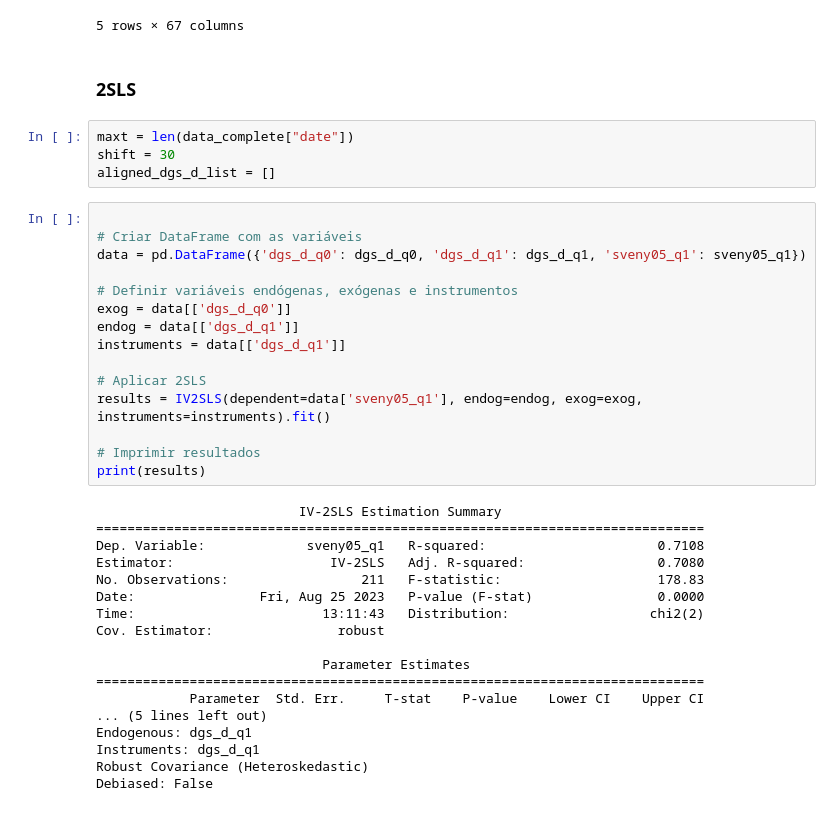
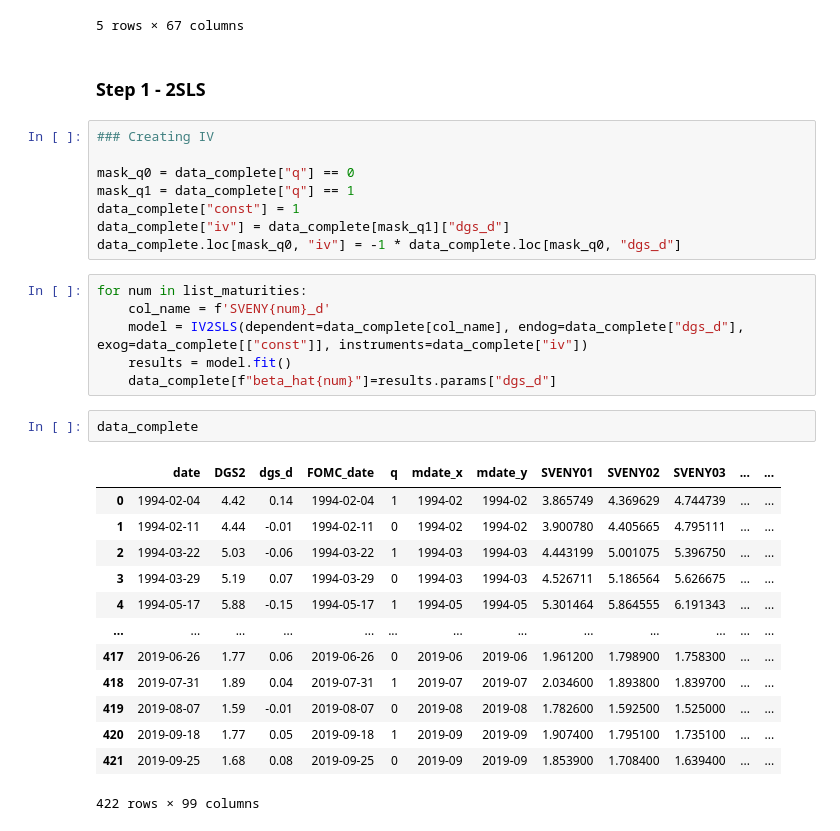
Before and after one commit to araujogab/Monetary-Shocks, a Jupyter notebook: USA/BRW.ipynb, the cells around one changed output. Cells and saved outputs as stored; diff of their text form.

```diff
--- a/USA/BRW.ipynb
+++ b/USA/BRW.ipynb
@@ -191,42 +191,35 @@ data_complete.head()
 | 3 | 1994-03-29 | 5.19 | 0.07 | 1994-03-29 | 0 | 1994-03 | 1994-03 | 4.526711 | 5.186564 | 5.626675 | ... | ... |
 | 4 | 1994-05-17 | 5.88 | -0.15 | 1994-05-17 | 1 | 1994-05 | 1994-05 | 5.301464 | 5.864555 | 6.191343 | ... | ... |
 5 rows × 67 columns
-# %% [markdown]
-### 2SLS
+# %% [markdown]
+### Step 1 - 2SLS
 # %%
-maxt = len(data_complete["date"])
-shift = 30
-aligned_dgs_d_list = []
+### Creating IV
+
+mask_q0 = data_complete["q"] == 0
+mask_q1 = data_complete["q"] == 1
+data_complete["const"] = 1
+data_complete["iv"] = data_complete[mask_q1]["dgs_d"]
+data_complete.loc[mask_q0, "iv"] = -1 * data_complete.loc[mask_q0, "dgs_d"]
-# %%
-
-# Criar DataFrame com as variáveis
-data = pd.DataFrame({'dgs_d_q0': dgs_d_q0, 'dgs_d_q1': dgs_d_q1, 'sveny05_q1': sveny05_q1})
-
-# Definir variáveis endógenas, exógenas e instrumentos
-exog = data[['dgs_d_q0']]
-endog = data[['dgs_d_q1']]
-instruments = data[['dgs_d_q1']]
-
-# Aplicar 2SLS
-results = IV2SLS(dependent=data['sveny05_q1'], endog=endog, exog=exog, instruments=instruments).fit()
-
-# Imprimir resultados
-print(results)
-# %% [output]
-                          IV-2SLS Estimation Summary
-==============================================================================
-Dep. Variable:             sveny05_q1   R-squared:                      0.7108
-Estimator:                    IV-2SLS   Adj. R-squared:                 0.7080
-No. Observations:                 211   F-statistic:                    178.83
-Date:                Fri, Aug 25 2023   P-value (F-stat)                0.0000
-Time:                        13:11:43   Distribution:                  chi2(2)
-Cov. Estimator:                robust
-
-                             Parameter Estimates
-==============================================================================
-            Parameter  Std. Err.     T-stat    P-value    Lower CI    Upper CI
-... (5 lines left out)
-Endogenous: dgs_d_q1
-Instruments: dgs_d_q1
-Robust Covariance (Heteroskedastic)
-Debiased: False
+# %%
+for num in list_maturities:
+    col_name = f'SVENY{num}_d'
+    model = IV2SLS(dependent=data_complete[col_name], endog=data_complete["dgs_d"], exog=data_complete[["const"]], instruments=data_complete["iv"])
+    results = model.fit()
+    data_complete[f"beta_hat{num}"]=results.params["dgs_d"]
+# %%
+data_complete
+# %% [output]
+|  | date | DGS2 | dgs_d | FOMC_date | q | mdate_x | mdate_y | SVENY01 | SVENY02 | SVENY03 | ... | ... |
+| 0 | 1994-02-04 | 4.42 | 0.14 | 1994-02-04 | 1 | 1994-02 | 1994-02 | 3.865749 | 4.369629 | 4.744739 | ... | ... |
+| 1 | 1994-02-11 | 4.44 | -0.01 | 1994-02-11 | 0 | 1994-02 | 1994-02 | 3.900780 | 4.405665 | 4.795111 | ... | ... |
+| 2 | 1994-03-22 | 5.03 | -0.06 | 1994-03-22 | 1 | 1994-03 | 1994-03 | 4.443199 | 5.001075 | 5.396750 | ... | ... |
+| 3 | 1994-03-29 | 5.19 | 0.07 | 1994-03-29 | 0 | 1994-03 | 1994-03 | 4.526711 | 5.186564 | 5.626675 | ... | ... |
+| 4 | 1994-05-17 | 5.88 | -0.15 | 1994-05-17 | 1 | 1994-05 | 1994-05 | 5.301464 | 5.864555 | 6.191343 | ... | ... |
+| ... | ... | ... | ... | ... | ... | ... | ... | ... | ... | ... | ... | ... |
+| 417 | 2019-06-26 | 1.77 | 0.06 | 2019-06-26 | 0 | 2019-06 | 2019-06 | 1.961200 | 1.798900 | 1.758300 | ... | ... |
+| 418 | 2019-07-31 | 1.89 | 0.04 | 2019-07-31 | 1 | 2019-07 | 2019-07 | 2.034600 | 1.893800 | 1.839700 | ... | ... |
+| 419 | 2019-08-07 | 1.59 | -0.01 | 2019-08-07 | 0 | 2019-08 | 2019-08 | 1.782600 | 1.592500 | 1.525000 | ... | ... |
+| 420 | 2019-09-18 | 1.77 | 0.05 | 2019-09-18 | 1 | 2019-09 | 2019-09 | 1.907400 | 1.795100 | 1.735100 | ... | ... |
+| 421 | 2019-09-25 | 1.68 | 0.08 | 2019-09-25 | 0 | 2019-09 | 2019-09 | 1.853900 | 1.708400 | 1.639400 | ... | ... |
+422 rows × 99 columns
```
